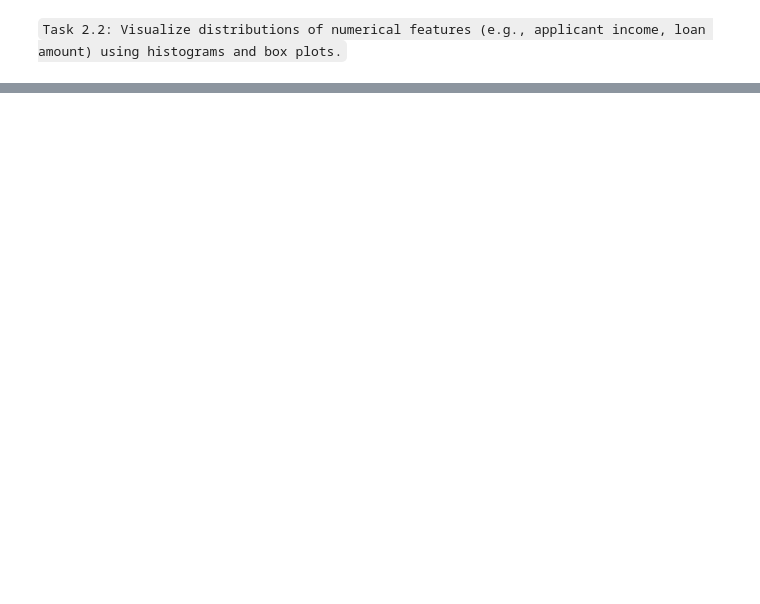
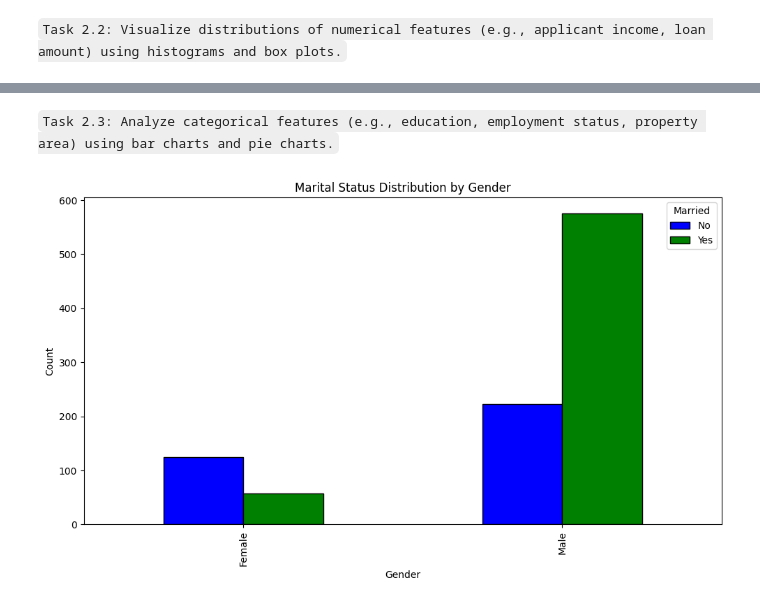
Before and after one commit to RIDOX-AIeNG/BACKEND-AI, a Jupyter notebook: TASK FOLDER/Task25.ipynb, the cells around one changed output, grey strips where cells are left out. Cells and saved outputs as stored; diff of their text form; code cells hidden in the pictures; blank space fills up the shorter version.

```diff
--- a/TASK FOLDER/Task25.ipynb
+++ b/TASK FOLDER/Task25.ipynb
@@ -273,0 +442,2 @@ KeyboardInterrupt:
+# %% [markdown]
+`Task 2.3: Analyze categorical features (e.g., education, employment status, property area) using bar charts and pie charts.`
@@ -273,0 +452,13 @@ KeyboardInterrupt:
+# %%
+gender_married = pd.crosstab(df['Gender'], df['Married'])
+
+gender_married.plot(kind='bar', figsize=(10,6), color=['blue', 'green'], edgecolor='black')
+
+plt.title('Marital Status Distribution by Gender')
+plt.xlabel('Gender')
+plt.ylabel('Count')
+plt.legend(title='Married')
+plt.tight_layout()
+plt.show()
+# %% [output]
+[figure, added]
```
Also changed, not shown: parts of 16 cells of this notebook.
